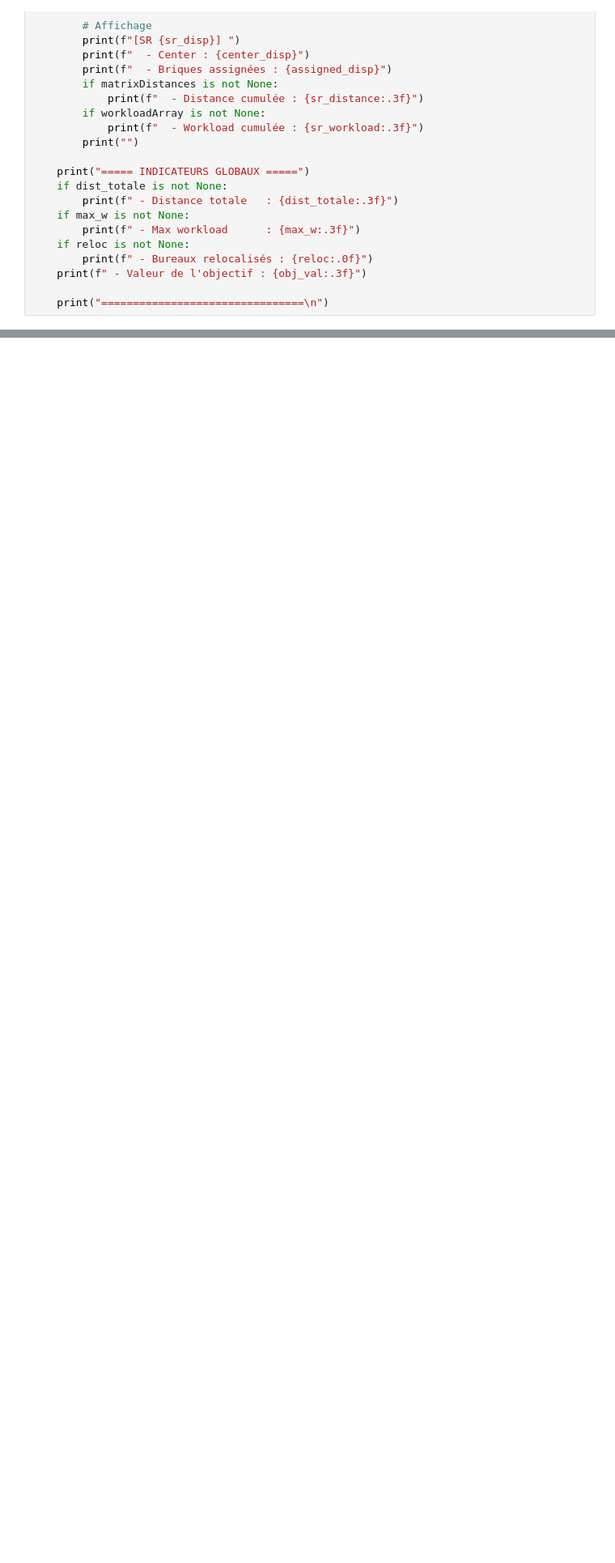
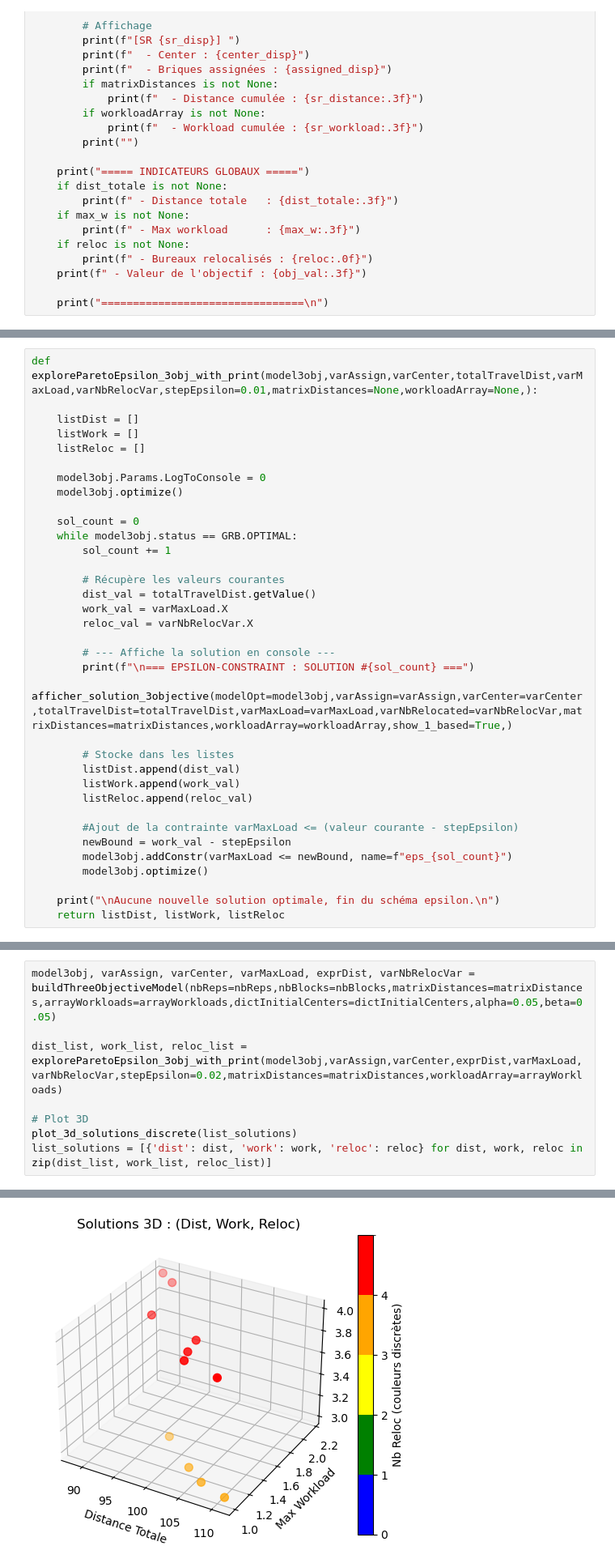
Before and after one commit to GabrielTrier/Project_SDP, a Jupyter notebook: Step3.ipynb, the cells around one changed output, grey strips where cells are left out. Shown: that part at 81% size. Cells and saved outputs as stored; diff of their text form; blank space fills up the shorter version.

Commit message:
feat: finished step 3 and explanation

```diff
--- a/Step3.ipynb
+++ b/Step3.ipynb
@@ -266,0 +424,35 @@ Set parameter LogToConsole to value 0
+# %%
+def exploreParetoEpsilon_3obj_with_print(model3obj,varAssign,varCenter,totalTravelDist,varMaxLoad,varNbRelocVar,stepEpsilon=0.01,matrixDistances=None,workloadArray=None,):
+
+    listDist = []
+    listWork = []
+    listReloc = []
+
+    model3obj.Params.LogToConsole = 0
+    model3obj.optimize()
+
+    sol_count = 0
+    while model3obj.status == GRB.OPTIMAL:
+        sol_count += 1
+
+        # Récupère les valeurs courantes
+        dist_val = totalTravelDist.getValue()
+        work_val = varMaxLoad.X
+        reloc_val = varNbRelocVar.X
+
+        # --- Affiche la solution en console ---
+        print(f"\n=== EPSILON-CONSTRAINT : SOLUTION #{sol_count} ===")
+        afficher_solution_3objective(modelOpt=model3obj,varAssign=varAssign,varCenter=varCenter,totalTravelDist=totalTravelDist,varMaxLoad=varMaxLoad,varNbRelocated=varNbRelocVar,matrixDistances=matrixDistances,workloadArray=workloadArray,show_1_based=True,)
+
+        # Stocke dans les listes
+        listDist.append(dist_val)
+        listWork.append(work_val)
+        listReloc.append(reloc_val)
+
+        #Ajout de la contrainte varMaxLoad <= (valeur courante - stepEpsilon)
+        newBound = work_val - stepEpsilon
+        model3obj.addConstr(varMaxLoad <= newBound, name=f"eps_{sol_count}")
+        model3obj.optimize()
+
+    print("\nAucune nouvelle solution optimale, fin du schéma epsilon.\n")
+    return listDist, listWork, listReloc
@@ -266,0 +503,9 @@ Set parameter LogToConsole to value 0
+# %%
+model3obj, varAssign, varCenter, varMaxLoad, exprDist, varNbRelocVar = buildThreeObjectiveModel(nbReps=nbReps,nbBlocks=nbBlocks,matrixDistances=matrixDistances,arrayWorkloads=arrayWorkloads,dictInitialCenters=dictInitialCenters,alpha=0.05,beta=0.05)
+
+dist_list, work_list, reloc_list = exploreParetoEpsilon_3obj_with_print(model3obj,varAssign,varCenter,exprDist,varMaxLoad,varNbRelocVar,stepEpsilon=0.02,matrixDistances=matrixDistances,workloadArray=arrayWorkloads)
+
+# Plot 3D
+plot_3d_solutions_discrete(list_solutions)
+list_solutions = [{'dist': dist, 'work': work, 'reloc': reloc} for dist, work, reloc in zip(dist_list, work_list, reloc_list)]
+# %% [output]
@@ -266,0 +529 @@ Set parameter LogToConsole to value 0
+[figure, added]
```
Also changed, not shown: parts of 12 cells of this notebook, 1 other file.
